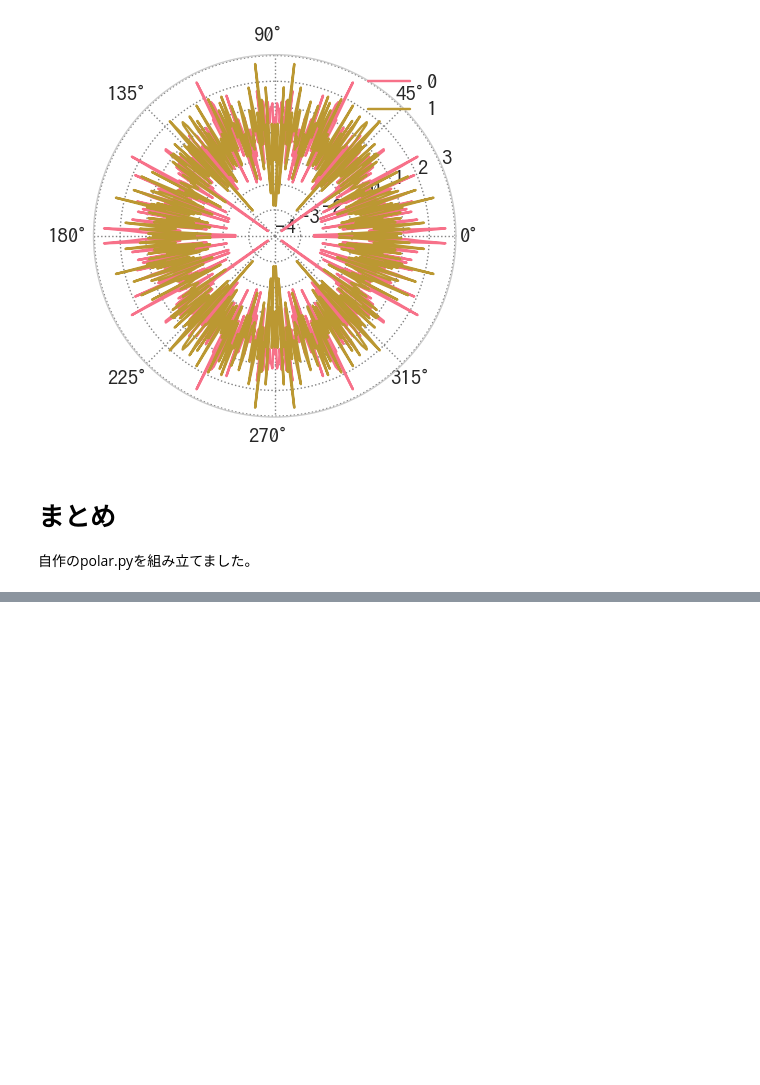
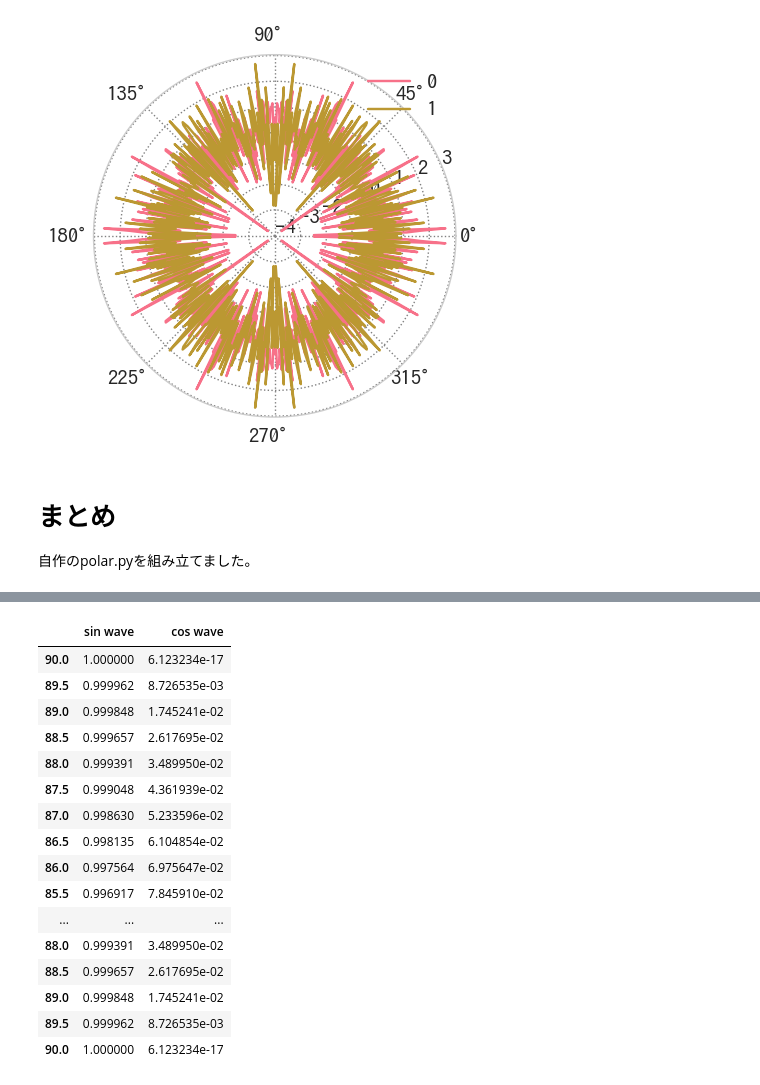
Before and after one commit to u1and0/polarplot, a Jupyter notebook: polarplot.ipynb, the cells around one changed output, grey strips where cells are left out. Drawn from its saved outputs; the diff is of its cells as text; code cells hidden in the pictures; blank space fills up the shorter version.

```diff
--- a/polarplot.ipynb
+++ b/polarplot.ipynb
@@ -436,0 +495,20 @@ for cls in (pd.DataFrame, pd.Series):
+# %%
+df.iloc[::-1].append(df.iloc[1:])
+# %% [output]
+|  | sin wave | cos wave |
+| 90.0 | 1.000000 | 6.123234e-17 |
+| 89.5 | 0.999962 | 8.726535e-03 |
+| 89.0 | 0.999848 | 1.745241e-02 |
+| 88.5 | 0.999657 | 2.617695e-02 |
+| 88.0 | 0.999391 | 3.489950e-02 |
+| 87.5 | 0.999048 | 4.361939e-02 |
+| 87.0 | 0.998630 | 5.233596e-02 |
+| 86.5 | 0.998135 | 6.104854e-02 |
+| 86.0 | 0.997564 | 6.975647e-02 |
+| 85.5 | 0.996917 | 7.845910e-02 |
+| ... | ... | ... |
+| 88.0 | 0.999391 | 3.489950e-02 |
+| 88.5 | 0.999657 | 2.617695e-02 |
+| 89.0 | 0.999848 | 1.745241e-02 |
+| 89.5 | 0.999962 | 8.726535e-03 |
+| 90.0 | 1.000000 | 6.123234e-17 |
```
Also changed, not shown: parts of 13 cells of this notebook, 1 other file.
